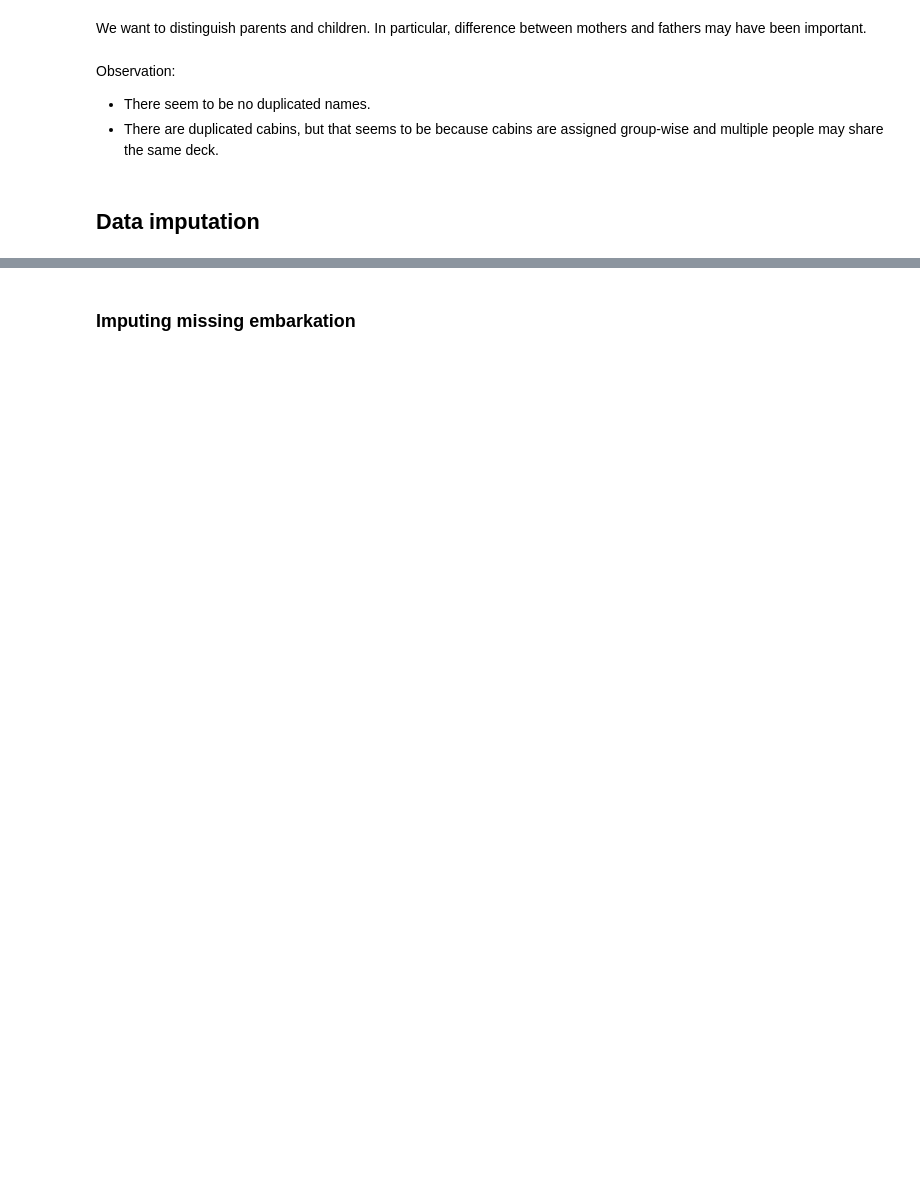
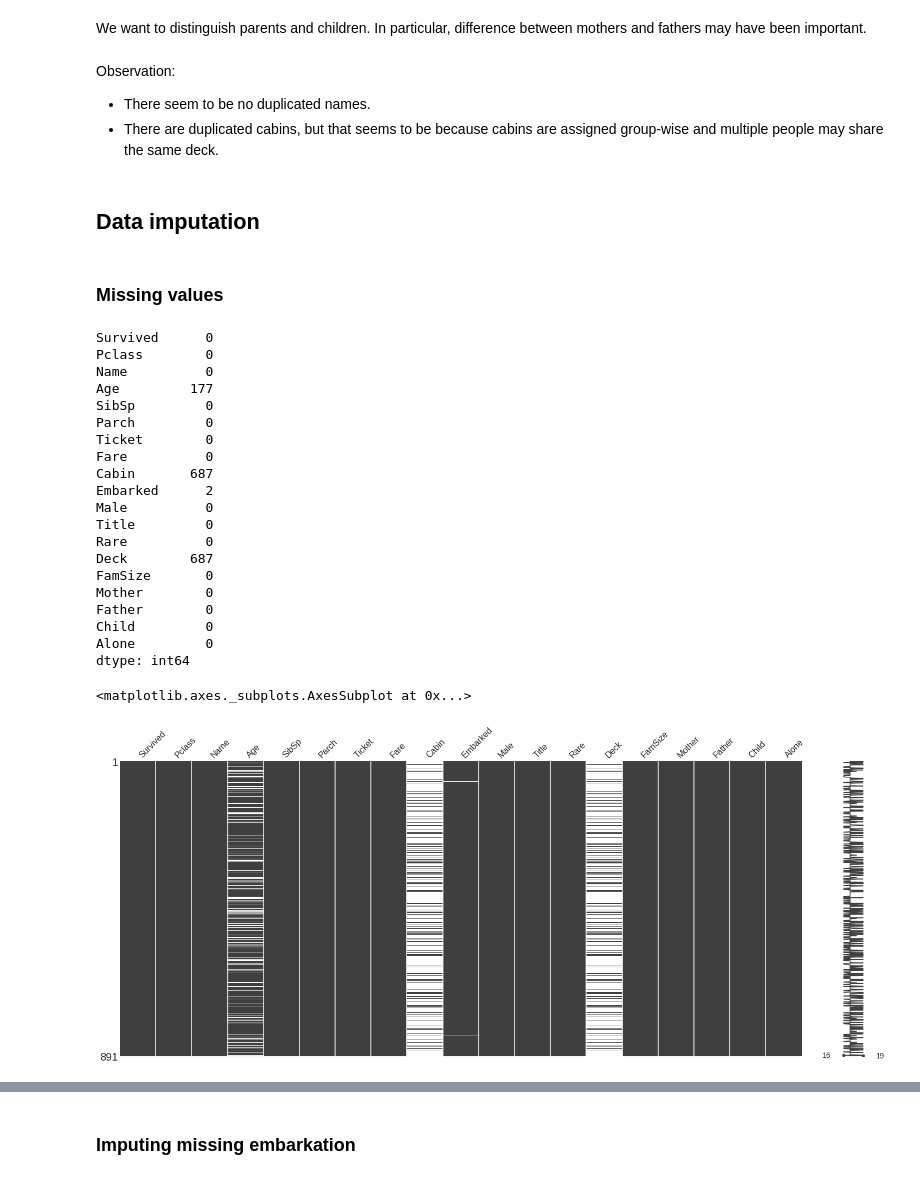
Before and after one commit to mirgee/data_projects, a Jupyter notebook: titanic/titanic.ipynb, the cells around one changed output, grey strips where cells are left out. Saved outputs shown, nothing was run; the diff lists cells and outputs as text; code cells hidden in the pictures; blank space fills up the shorter version.

```diff
--- a/titanic/titanic.ipynb
+++ b/titanic/titanic.ipynb
@@ -293,3 +294,31 @@ Observation:
 * There are duplicated cabins, but that seems to be because cabins are assigned group-wise and multiple people may share the same deck.
 # %% [markdown]
 ## Data imputation
+# %% [markdown]
+### Missing values
+# %%
+print(df_train.isnull().sum())
+missingno.matrix(df_train)
+# %% [output]
+Survived      0
+Pclass        0
+Name          0
+Age         177
+SibSp         0
+Parch         0
+Ticket        0
+Fare          0
+Cabin       687
+Embarked      2
+Male          0
+Title         0
+Rare          0
+Deck        687
+FamSize       0
+Mother        0
+Father        0
+Child         0
+Alone         0
+dtype: int64
+<matplotlib.axes._subplots.AxesSubplot at 0x...>
+[figure, added]
```
Also changed, not shown: parts of 42 cells of this notebook.
